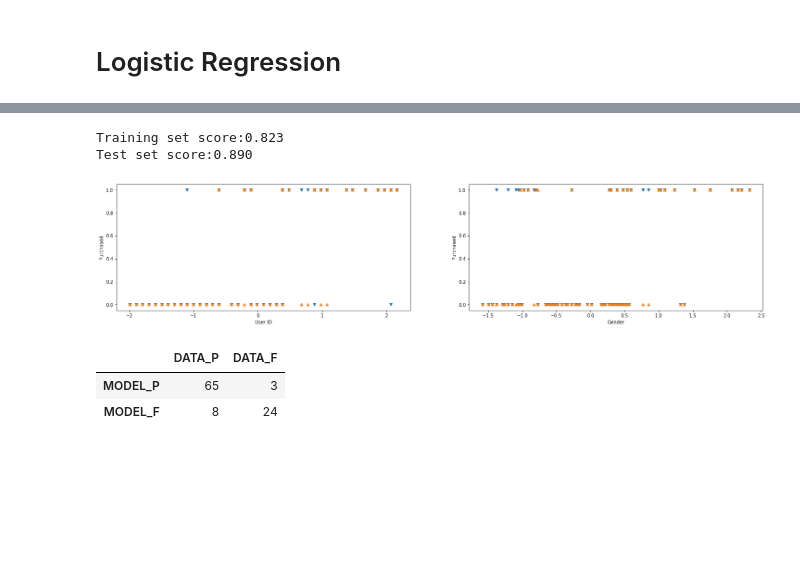
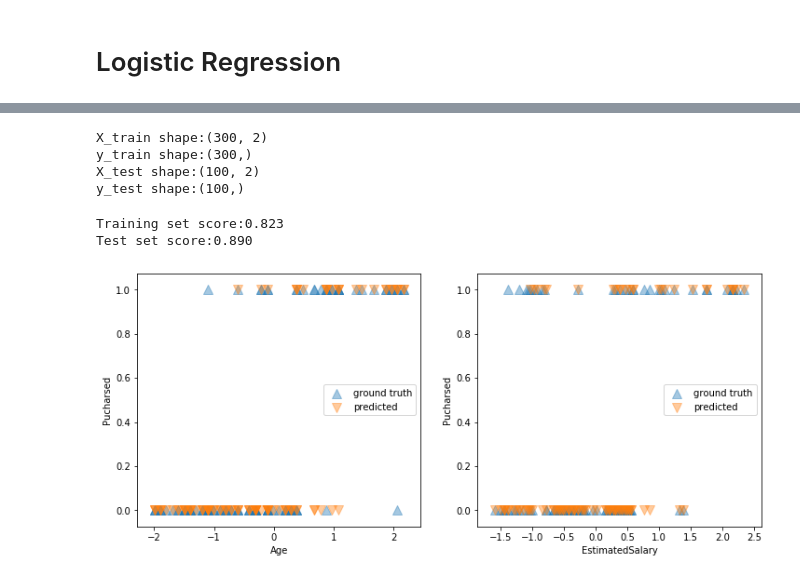
Before and after one commit to FabioMMaia/Machine_Learning, a Jupyter notebook: Classification Algorithms/Logistic Regression.ipynb, the cells around one changed output, grey strips where cells are left out. Cells and saved outputs as stored; diff of their text form; code cells hidden in the pictures; blank space fills up the shorter version.

```diff
--- a/Classification Algorithms/Logistic Regression.ipynb
+++ b/Classification Algorithms/Logistic Regression.ipynb
@@ -61,3 +118,5 @@ dataset=pd.read_csv(r"../../Data Science/Cursos Online/Udemy/Machine-Learning-A-
+# %%
+dataset=pd.read_csv(r"../Data/Social_Network_Ads.csv")
 # %%
 # Categorical boolean mask
 categorical_feature_mask = dataset.dtypes==object
@@ -88,9 +144,40 @@ X_test=sc_X.transform(X_test)
+# %%
+X_columns =['Age', 'EstimatedSalary']
+target = 'Purchased'
+
+# Splitting training and testing
+X_train, X_test, y_train, y_test= train_test_split(dataset[X_columns],
+                                                   dataset[target],
+                                                   test_size=0.25,
+                                                   random_state=0)
+
+print('X_train shape:{}'.format(X_train.shape))
+print('y_train shape:{}'.format(y_train.shape))
+print('X_test shape:{}'.format(X_test.shape))
+print('y_test shape:{}'.format(y_test.shape))
+
+# Feature Scaling
+# scaler = {}
+# for column in X_train.columns.to_list():
+#     scaler[column] = StandardScaler()
+#     X_train[column] =scaler[column].fit_transform(X_train[[column]])
+#     X_test[column]=scaler[column].transform(X_test[[column]])
+
+scaler = StandardScaler()
+scaler.fit(X_train)
+
+X_train = pd.DataFrame(scaler.transform(X_train), columns = X_train.columns)
+X_test = pd.DataFrame(scaler.transform(X_test), columns = X_train.columns)
+# %% [output]
+X_train shape:(300, 2)
+y_train shape:(300,)
+X_test shape:(100, 2)
+y_test shape:(100,)
 # %%
-from sklearn.linear_model import LogisticRegression
-
 classifier= LogisticRegression()
 classifier.fit(X_train, y_train)
-y_pred = classifier.predict(X_test)
+y_pred_train = classifier.predict(X_train)
+y_pred_test = classifier.predict(X_test)
 # %%
 print('Training set score:{:.3f}\nTest set score:{:.3f}'.format(classifier.score(X_train, y_train),
                                                                 classifier.score(X_test, y_test)))
@@ -100,13 +187,14 @@ Test set score:0.890
 # %%
 num_X=X.shape[1]
 
-fig, axes= plt.subplots(1,num_X,figsize=(25,5))
+fig, axes= plt.subplots(1,num_X,figsize=(12,5))
 
 for i,ax in zip(range(0,3),axes):
 #     ax.plot(X_train[:,i], y_train, 'o')
-    ax.plot(X_test[:,i], y_test, 'v')
-    ax.plot(X_test[:,i], y_pred, '^')
-    ax.set_xlabel(dataset.columns[i])
-    ax.set_ylabel(dataset.columns[4])
+    ax.scatter(X_test.iloc[:,i], y_test, marker='^', s=100, alpha=0.4, label='ground truth')
+    ax.scatter(X_test.iloc[:,i], y_pred_test, marker='v', s=100, alpha=0.4, label  = 'predicted')
+    ax.set_xlabel(X_test.columns[i])
+    ax.set_ylabel('Pucharsed')
+    ax.legend(loc='best')
 # %% [output]
-[figure, old version]
+[figure, new version]
@@ -117,6 +200,0 @@ df_confusion=pd.DataFrame(confusion_matrix(y_test, y_pred), columns = ['DATA_P',
-# %%
-df_confusion
-# %% [output]
-|  | DATA_P | DATA_F |
-| MODEL_P | 65 | 3 |
-| MODEL_F | 8 | 24 |
```
Also changed, not shown: parts of 45 cells of this notebook, 24 other files.
